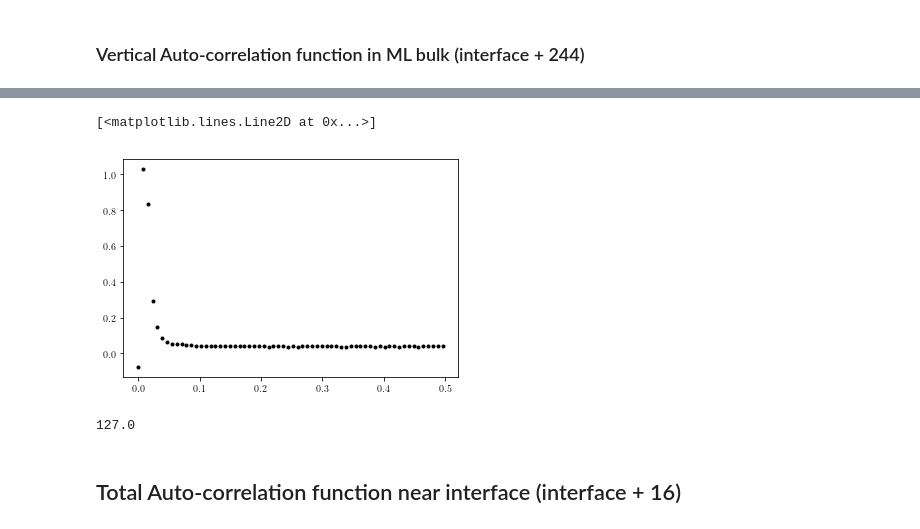
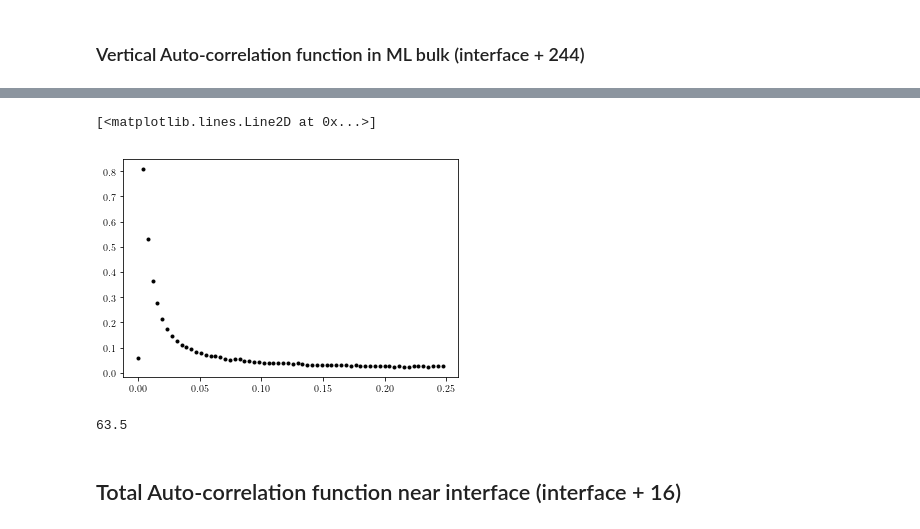
Before and after one commit to mlazarn/Summer18Research, a Jupyter notebook: MonteCarloSim/Untitled.ipynb, the cells around one changed output, grey strips where cells are left out. Drawn from its saved outputs; the diff is of its cells as text; code cells hidden in the pictures.

```diff
--- a/MonteCarloSim/Untitled.ipynb
+++ b/MonteCarloSim/Untitled.ipynb
@@ -39,0 +42,8 @@ ax10.plot(r2[1:128], np.log(data2[288,1:128]))
+# %%
+freq = fftfreq(255)
+specdat3 = fft(data2[288,:])
+fig11, ax11 = plt.subplots(facecolor="white")
+ax11.plot(freq, specdat3, 'k.')
+#ax1.set_xlabel(r'$r$')
+#ax1.set_ylabel(r'$\langle C(r)\rangle$')
+#ax1.set_ylim(bottom=-0.05, top=0.1)
@@ -40,20 +53,19 @@ ax10.plot(r2[1:128], np.log(data2[288,1:128]))
 # %%
-specdat1 = fft(data2[288,1:128])
-freq = fftfreq(127)
+specdat1 = np.abs(fft(data2[96,1:128]))
 fig8, ax8 = plt.subplots(facecolor="white")
 ax8.plot(freq[0:64], specdat1[0:64], 'k.')
 #ax1.set_xlabel(r'$r$')
 #ax1.set_ylabel(r'$\langle C(r)\rangle$')
-#ax1.set_ylim(bottom=-0.05, top=0.1)
+#ax8.set_ylim(bottom=-0.05, top=0.1)
 # %% [output]
 [<matplotlib.lines.Line2D at 0x...>]
-[figure, old version]
+[figure, new version]
 # %%
-maximum = np.max(specdat1[0:64])
-argmax = np.argmax(specdat1[0:64])
+maximum = np.max(specdat3[0:64])
+argmax = np.argmax(specdat3[0:64])
 1/freq[argmax]
 # %% [output]
-127.0
+63.5
 # %% [markdown]
 ## Total Auto-correlation function near interface (interface + 16)
 # %%
```
Also changed, not shown: parts of 6 cells of this notebook, 8 other files.
